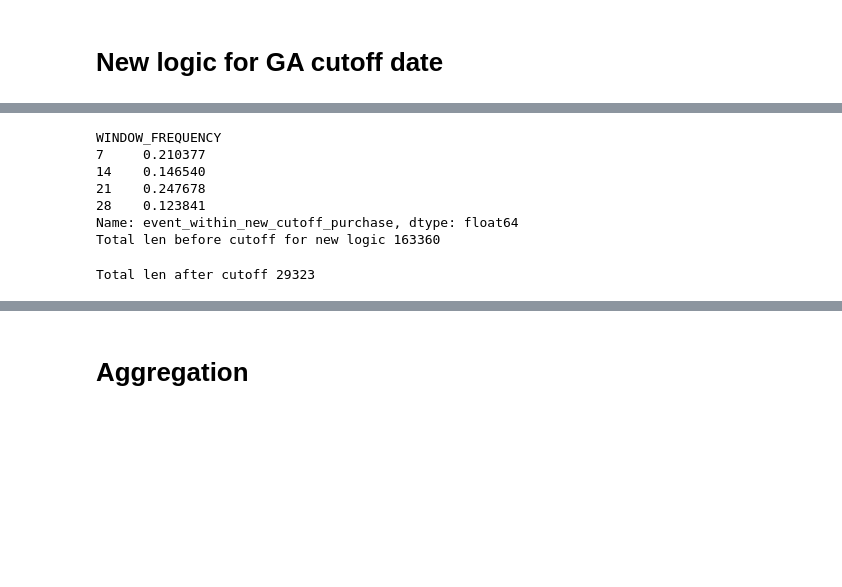
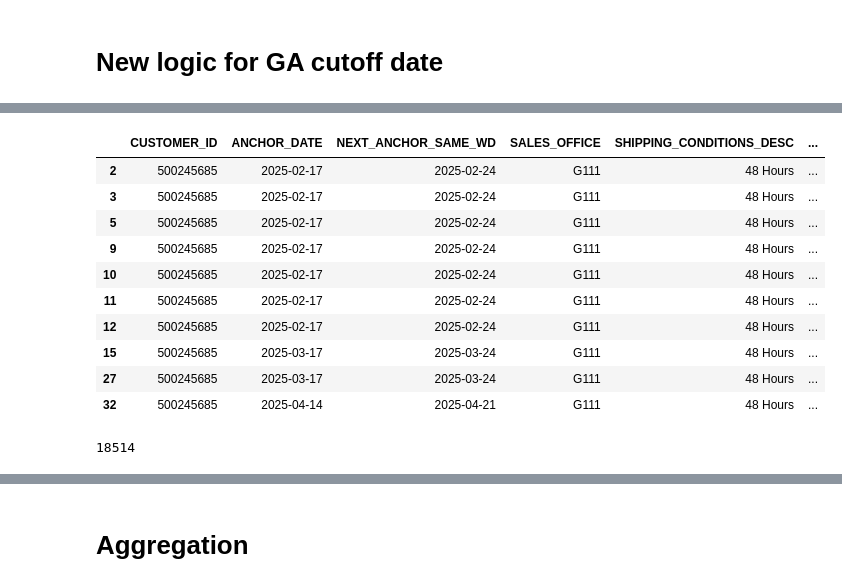
Before and after one commit to Hungagainagainagain/Swire-Cocacola-Capstone, a Jupyter notebook: modeling_new_logic copy 2.ipynb, the cells around one changed output, grey strips where cells are left out. Cells and saved outputs as stored; diff of their text form; code cells hidden in the pictures; blank space fills up the shorter version.

```diff
--- a/modeling_new_logic copy 2.ipynb
+++ b/modeling_new_logic copy 2.ipynb
@@ -297,24 +241,55 @@ windows_with_ga1['event_within_new_cutoff_purchase'] = (
-# %%
-# Which window have low leftover rate, so we could tweak the dict above
-freq_cutoff_summary = (
-    windows_with_ga1
-    .groupby("WINDOW_FREQUENCY")["event_within_new_cutoff_purchase"]
-    .mean()
-)
-print(freq_cutoff_summary)
-print(f'Total len before cutoff for new logic {len(windows_with_ga1)}')
-# %% [output]
-WINDOW_FREQUENCY
-7     0.210377
-14    0.146540
-21    0.247678
-28    0.123841
-Name: event_within_new_cutoff_purchase, dtype: float64
-Total len before cutoff for new logic 163360
-# %%
-
-#Get rows of data that the events are within the new cutoff date
-windows_with_ga1 = windows_with_ga1[windows_with_ga1['event_within_new_cutoff_purchase']==True]
-print(f'Total len after cutoff {len(windows_with_ga1)}')
-# %% [output]
-Total len after cutoff 29323
+# %%
+windows_with_ga1=windows_with_ga.copy()
+
+
+# Get difference in first cart activity (EVENT_LOCAL_NAIVE) and WINDOW_END_LOCAL
+windows_with_ga1['difference_first_event_and_window_end'] = windows_with_ga1['WINDOW_END_LOCAL'] - windows_with_ga1['EVENT_LOCAL_NAIVE']
+
+# Change it to minutes
+windows_with_ga1['minutes_of_first_event_and_window_end'] = (
+    windows_with_ga1['difference_first_event_and_window_end'].dt.total_seconds() / 60
+)
+
+# Make new column that defy cutoff
+windows_with_ga1['cutoff_amount'] = (
+    windows_with_ga1['minutes_of_first_event_and_window_end'] *
+    0.30     #Change if needed
+)
+
+# Anchor datetime
+anchor_dt = pd.to_datetime(
+    windows_with_ga1['NEXT_ANCHOR_SAME_WD'].astype(str)
+    + ' '
+    + windows_with_ga1['CUTOFFTIME__C'].astype(str)
+)
+
+# Event cutoff: subtract cutoff_amount in minutes
+windows_with_ga1['event_cutoff_by'] = anchor_dt - pd.to_timedelta(
+    windows_with_ga1['cutoff_amount'], unit='m'
+)
+
+# With every events now have different days to cut, impose the first event_cutoff_by per customer per windows
+windows_with_ga1['event_cutoff_by'] = (
+    windows_with_ga1
+    .groupby(['CUSTOMER_ID', 'ANCHOR_DATE', 'NEXT_ANCHOR_SAME_WD'])['event_cutoff_by']
+    .transform('min')
+)
+# %%
+windows_with_ga1.head(10)
+# %% [output]
+|  | CUSTOMER_ID | ANCHOR_DATE | NEXT_ANCHOR_SAME_WD | SALES_OFFICE | SHIPPING_CONDITIONS_DESC | ... |
+| 2 | 500245685 | 2025-02-17 | 2025-02-24 | G111 | 48 Hours | ... |
+| 3 | 500245685 | 2025-02-17 | 2025-02-24 | G111 | 48 Hours | ... |
+| 5 | 500245685 | 2025-02-17 | 2025-02-24 | G111 | 48 Hours | ... |
+| 9 | 500245685 | 2025-02-17 | 2025-02-24 | G111 | 48 Hours | ... |
+| 10 | 500245685 | 2025-02-17 | 2025-02-24 | G111 | 48 Hours | ... |
+| 11 | 500245685 | 2025-02-17 | 2025-02-24 | G111 | 48 Hours | ... |
+| 12 | 500245685 | 2025-02-17 | 2025-02-24 | G111 | 48 Hours | ... |
+| 15 | 500245685 | 2025-03-17 | 2025-03-24 | G111 | 48 Hours | ... |
+| 27 | 500245685 | 2025-03-17 | 2025-03-24 | G111 | 48 Hours | ... |
+| 32 | 500245685 | 2025-04-14 | 2025-04-21 | G111 | 48 Hours | ... |
+# %%
+# Check for how many windows per customers there are, Finlay said should be approzimately 20k
+windows_with_ga1[['CUSTOMER_ID', 'ANCHOR_DATE', 'NEXT_ANCHOR_SAME_WD']].drop_duplicates().shape[0]
+# %% [output]
+18514
```
Also changed, not shown: parts of 18 cells of this notebook.
